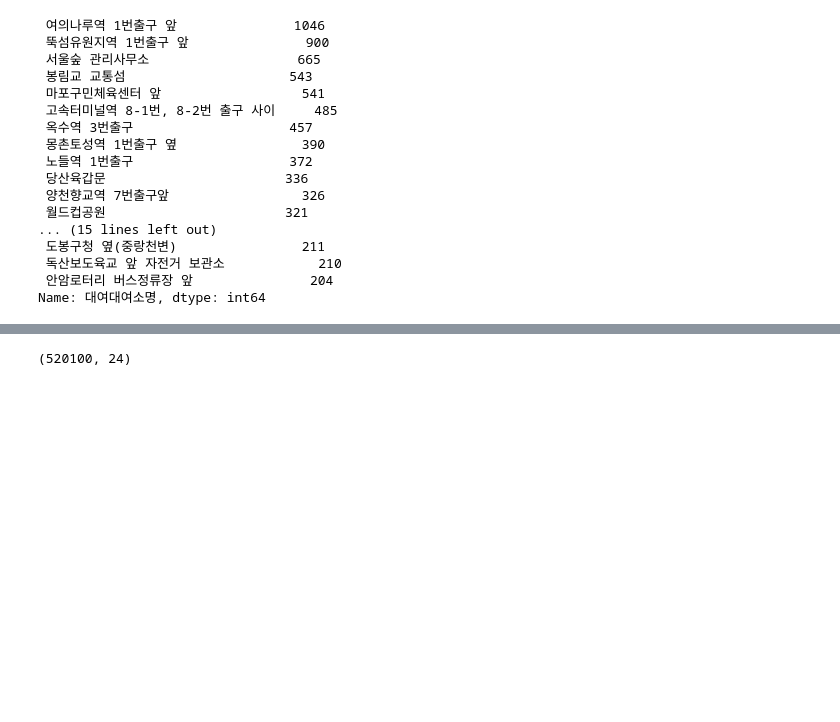
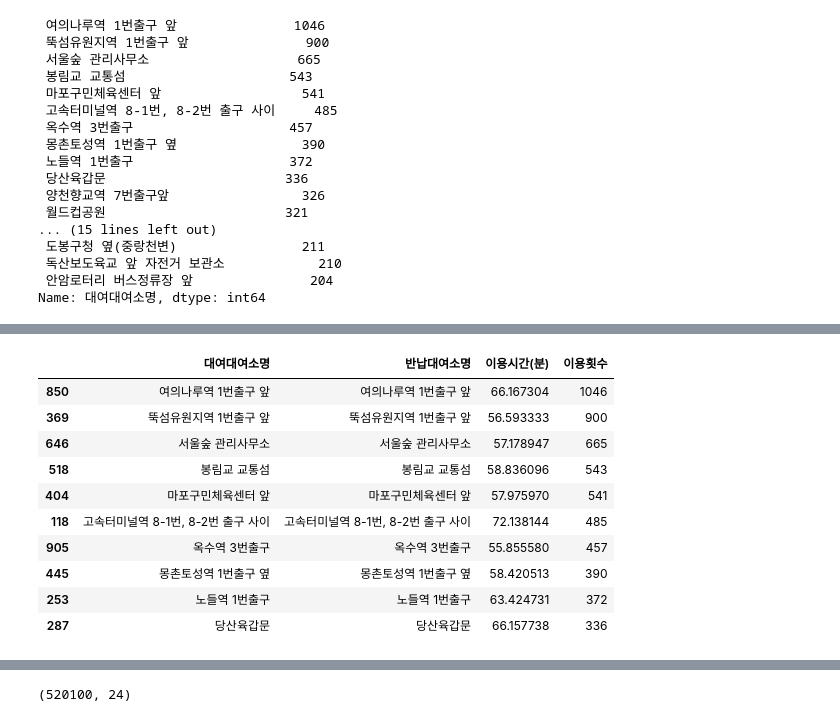
Before and after one commit to corazzon/OpenDataWrangling, a Jupyter notebook: seoul-bike-01.ipynb, the cells around one changed output, grey strips where cells are left out. Drawn from its saved outputs; the diff is of its cells as text; code cells hidden in the pictures; blank space fills up the shorter version.

```diff
--- a/seoul-bike-01.ipynb
+++ b/seoul-bike-01.ipynb
@@ -548,0 +556,15 @@ df_same_loc.groupby(['대여대여소명', '반납대여소명'])['이용시간(
+# %%
+# 이용횟수가 많은 곳의 평균 이용시간
+df_same_loc2.sort_values(by='이용횟수', ascending=False).head(10)
+# %% [output]
+|  | 대여대여소명 | 반납대여소명 | 이용시간(분) | 이용횟수 |
+| 850 | 여의나루역 1번출구 앞 | 여의나루역 1번출구 앞 | 66.167304 | 1046 |
+| 369 | 뚝섬유원지역 1번출구 앞 | 뚝섬유원지역 1번출구 앞 | 56.593333 | 900 |
+| 646 | 서울숲 관리사무소 | 서울숲 관리사무소 | 57.178947 | 665 |
+| 518 | 봉림교 교통섬 | 봉림교 교통섬 | 58.836096 | 543 |
+| 404 | 마포구민체육센터 앞 | 마포구민체육센터 앞 | 57.975970 | 541 |
+| 118 | 고속터미널역 8-1번, 8-2번 출구 사이 | 고속터미널역 8-1번, 8-2번 출구 사이 | 72.138144 | 485 |
+| 905 | 옥수역 3번출구 | 옥수역 3번출구 | 55.855580 | 457 |
+| 445 | 몽촌토성역 1번출구 옆 | 몽촌토성역 1번출구 옆 | 58.420513 | 390 |
+| 253 | 노들역 1번출구 | 노들역 1번출구 | 63.424731 | 372 |
+| 287 | 당산육갑문 | 당산육갑문 | 66.157738 | 336 |
```
Also changed, not shown: parts of 12 cells of this notebook.
